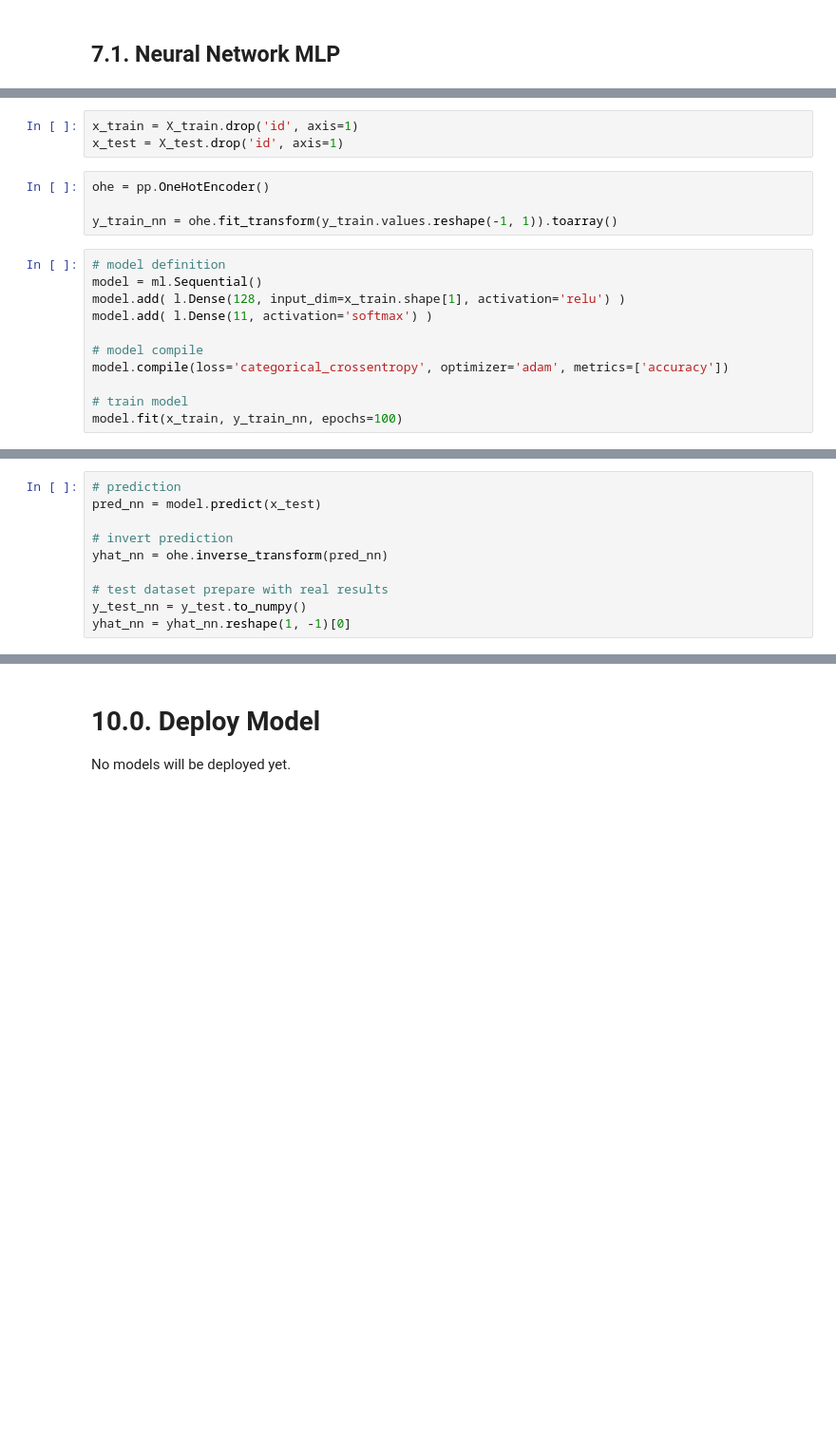
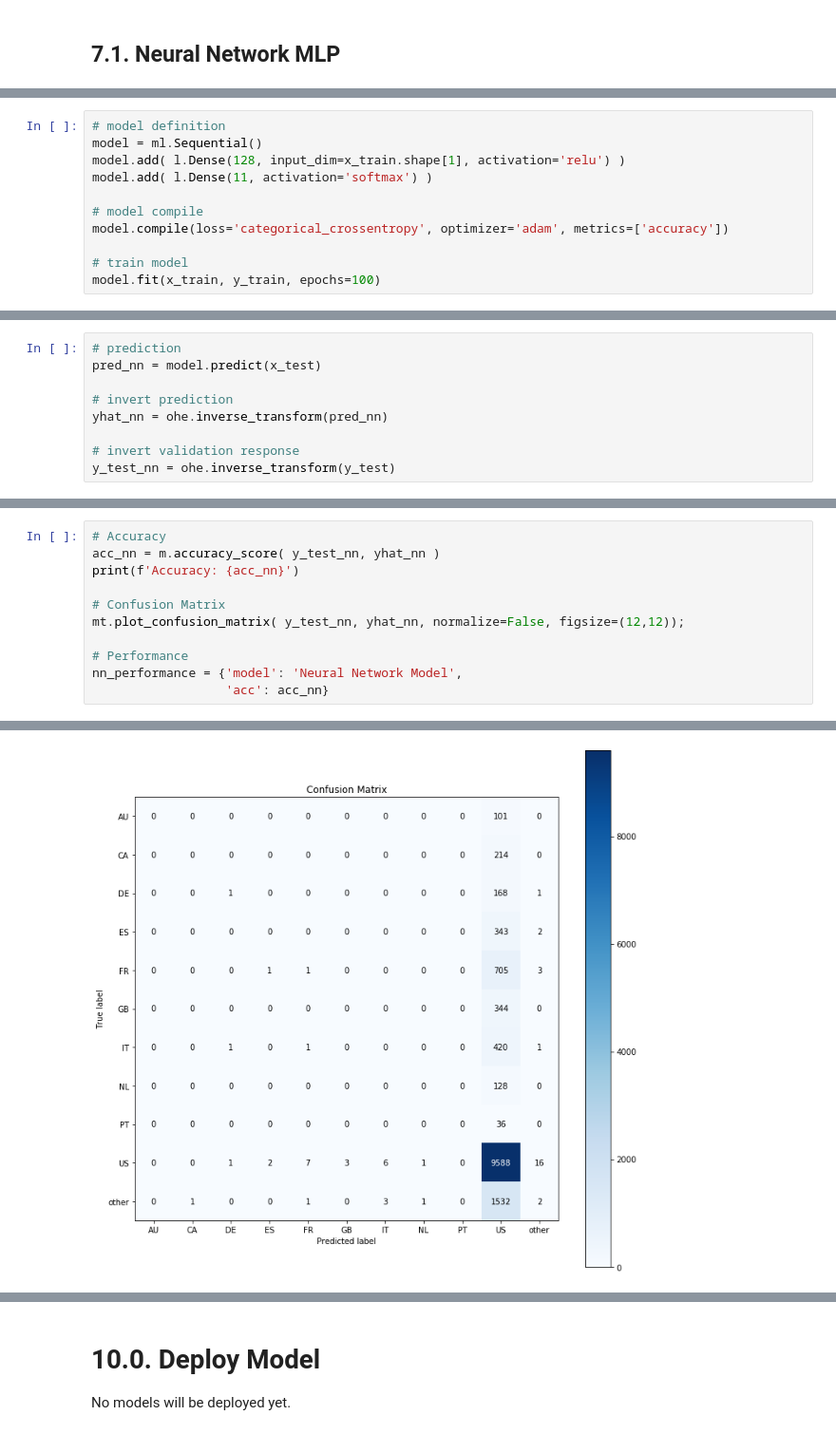
Before and after one commit to vinissouza/Airbnb-First-Booking-Forecast, a Jupyter notebook: Notebooks/1st-Cycle-Notebook-Validation_Pipeline.ipynb, the cells around one changed output, grey strips where cells are left out. Shown at 95% size. Cells and saved outputs as stored; diff of their text form; blank space fills up the shorter version.

```diff
--- a/Notebooks/1st-Cycle-Notebook-Validation_Pipeline.ipynb
+++ b/Notebooks/1st-Cycle-Notebook-Validation_Pipeline.ipynb
@@ -245,10 +269,3 @@ X_train, X_test, y_train, y_test = ms.train_test_split(X, y, test_size=0.2, rand
-# %%
-x_train = X_train.drop('id', axis=1)
-x_test = X_test.drop('id', axis=1)
-# %%
-ohe = pp.OneHotEncoder()
-
-y_train_nn = ohe.fit_transform(y_train.values.reshape(-1, 1)).toarray()
 # %%
 # model definition
 model = ml.Sequential()
@@ -259,6 +276,6 @@ model.add( l.Dense(11, activation='softmax') )
 model.compile(loss='categorical_crossentropy', optimizer='adam', metrics=['accuracy'])
 
 # train model
-model.fit(x_train, y_train_nn, epochs=100)
+model.fit(x_train, y_train, epochs=100)
 # %% [output]
 Epoch 1/100
@@ -294,6 +305,5 @@ pred_nn = model.predict(x_test)
 # invert prediction
 yhat_nn = ohe.inverse_transform(pred_nn)
 
-# test dataset prepare with real results
-y_test_nn = y_test.to_numpy()
-yhat_nn = yhat_nn.reshape(1, -1)[0]
+# invert validation response
+y_test_nn = ohe.inverse_transform(y_test)
@@ -334,0 +340,12 @@ In the next ciclys will look at some of the following metrics to check for unbal
+# %%
+# Accuracy
+acc_nn = m.accuracy_score( y_test_nn, yhat_nn )
+print(f'Accuracy: {acc_nn}')
+
+# Confusion Matrix
+mt.plot_confusion_matrix( y_test_nn, yhat_nn, normalize=False, figsize=(12,12));
+
+# Performance
+nn_performance = {'model': 'Neural Network Model',
+                  'acc': acc_nn}
+# %% [output]
@@ -334,0 +353 @@ In the next ciclys will look at some of the following metrics to check for unbal
+[figure]
```
Also changed, not shown: parts of 30 cells of this notebook.
